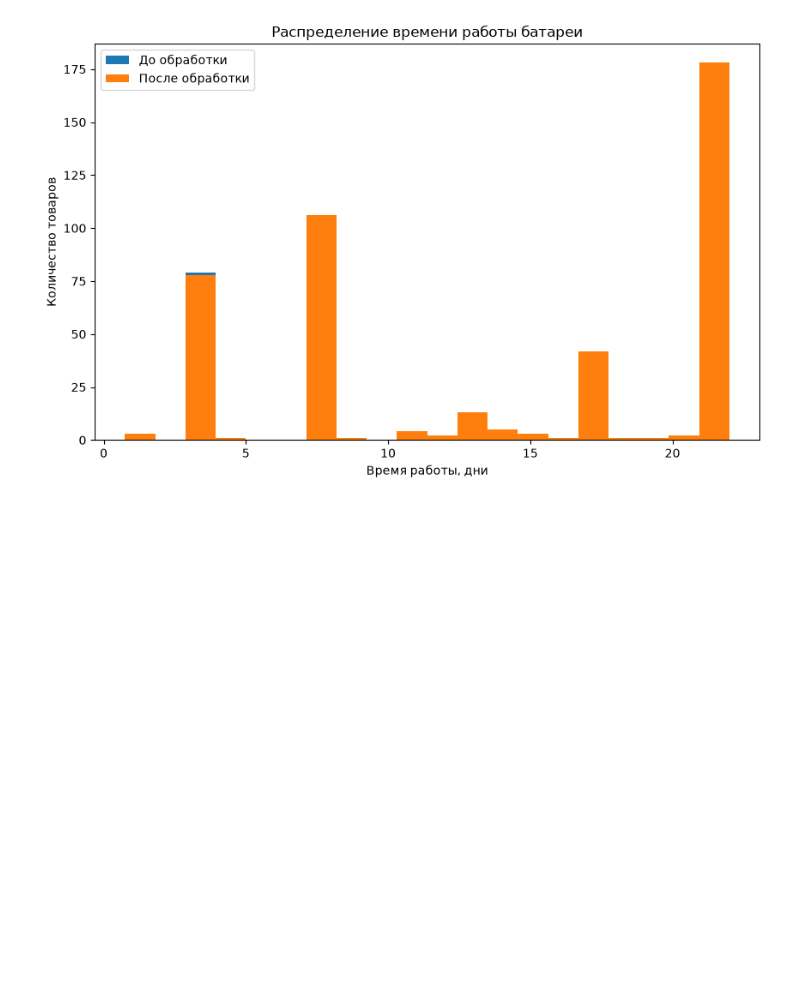
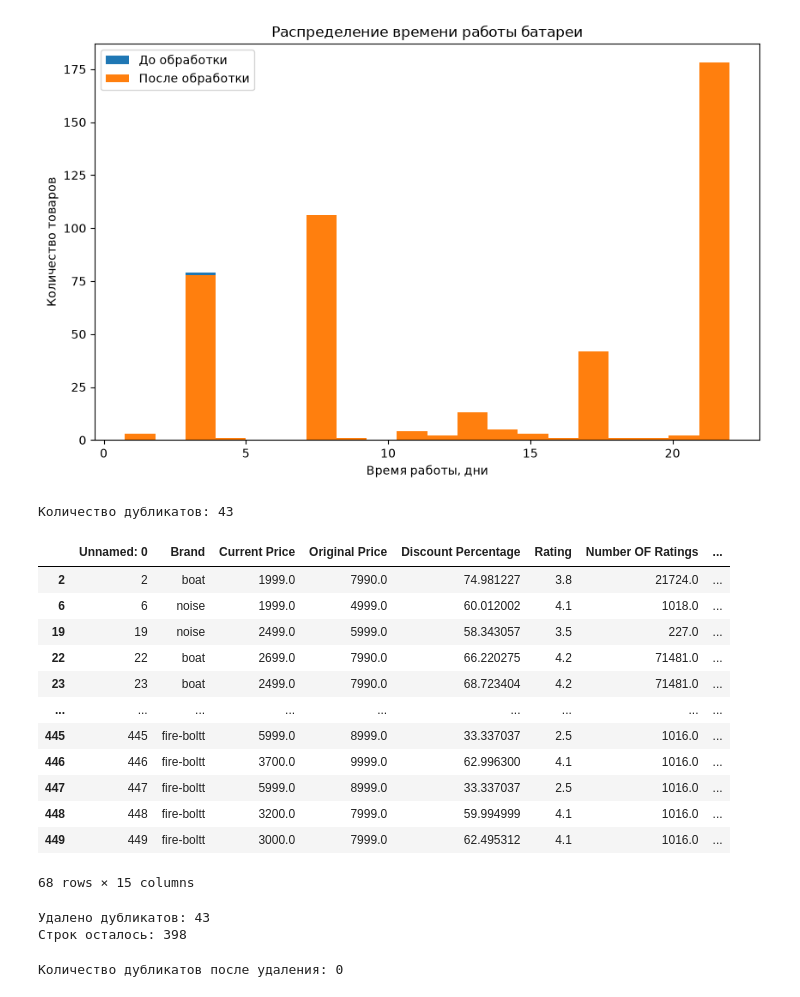
Before and after one commit to litvinasGH/BSTU, a Jupyter notebook: 4/1/Интеллектуальная обработка и анализ данных/2/main.ipynb, the cells around one changed output. Cells and saved outputs as stored; diff of their text form; code cells hidden in the pictures; blank space fills up the shorter version.

```diff
--- a/4/1/Интеллектуальная обработка и анализ данных/2/main.ipynb
+++ b/4/1/Интеллектуальная обработка и анализ данных/2/main.ipynb
@@ -286,3 +286,50 @@ plt.legend()
 plt.show()
 # %% [output]
 [figure]
+# %%
+duplicates = df_processed[["Brand", "Model Name"]].duplicated().sum()
+
+print("Количество дубликатов:", duplicates)
+
+duplicate_rows = df_processed[
+    df_processed[["Brand", "Model Name"]].duplicated(keep=False)
+]
+
+display(duplicate_rows)
+# %% [output]
+Количество дубликатов: 43
+|  | Unnamed: 0 | Brand | Current Price | Original Price | Discount Percentage | Rating | Number OF Ratings | ... |
+| 2 | 2 | boat | 1999.0 | 7990.0 | 74.981227 | 3.8 | 21724.0 | ... |
+| 6 | 6 | noise | 1999.0 | 4999.0 | 60.012002 | 4.1 | 1018.0 | ... |
+| 19 | 19 | noise | 2499.0 | 5999.0 | 58.343057 | 3.5 | 227.0 | ... |
+| 22 | 22 | boat | 2699.0 | 7990.0 | 66.220275 | 4.2 | 71481.0 | ... |
+| 23 | 23 | boat | 2499.0 | 7990.0 | 68.723404 | 4.2 | 71481.0 | ... |
+| ... | ... | ... | ... | ... | ... | ... | ... | ... |
+| 445 | 445 | fire-boltt | 5999.0 | 8999.0 | 33.337037 | 2.5 | 1016.0 | ... |
+| 446 | 446 | fire-boltt | 3700.0 | 9999.0 | 62.996300 | 4.1 | 1016.0 | ... |
+| 447 | 447 | fire-boltt | 5999.0 | 8999.0 | 33.337037 | 2.5 | 1016.0 | ... |
+| 448 | 448 | fire-boltt | 3200.0 | 7999.0 | 59.994999 | 4.1 | 1016.0 | ... |
+| 449 | 449 | fire-boltt | 3000.0 | 7999.0 | 62.495312 | 4.1 | 1016.0 | ... |
+68 rows × 15 columns
+# %%
+rows_before = len(df_processed)
+
+#df_processed = df_processed[["Brand", "Model Name"]].drop_duplicates()
+df_processed = df_processed.drop_duplicates(subset=["Brand", "Model Name"])
+
+rows_after = len(df_processed)
+
+deleted_duplicates = rows_before - rows_after
+
+print("Удалено дубликатов:", deleted_duplicates)
+print("Строк осталось:", rows_after)
+# %% [output]
+Удалено дубликатов: 43
+Строк осталось: 398
+# %%
+print(
+    "Количество дубликатов после удаления:",
+    df_processed.duplicated().sum()
+)
+# %% [output]
+Количество дубликатов после удаления: 0
```
Also changed, not shown: parts of 19 cells of this notebook, 1 other file.
